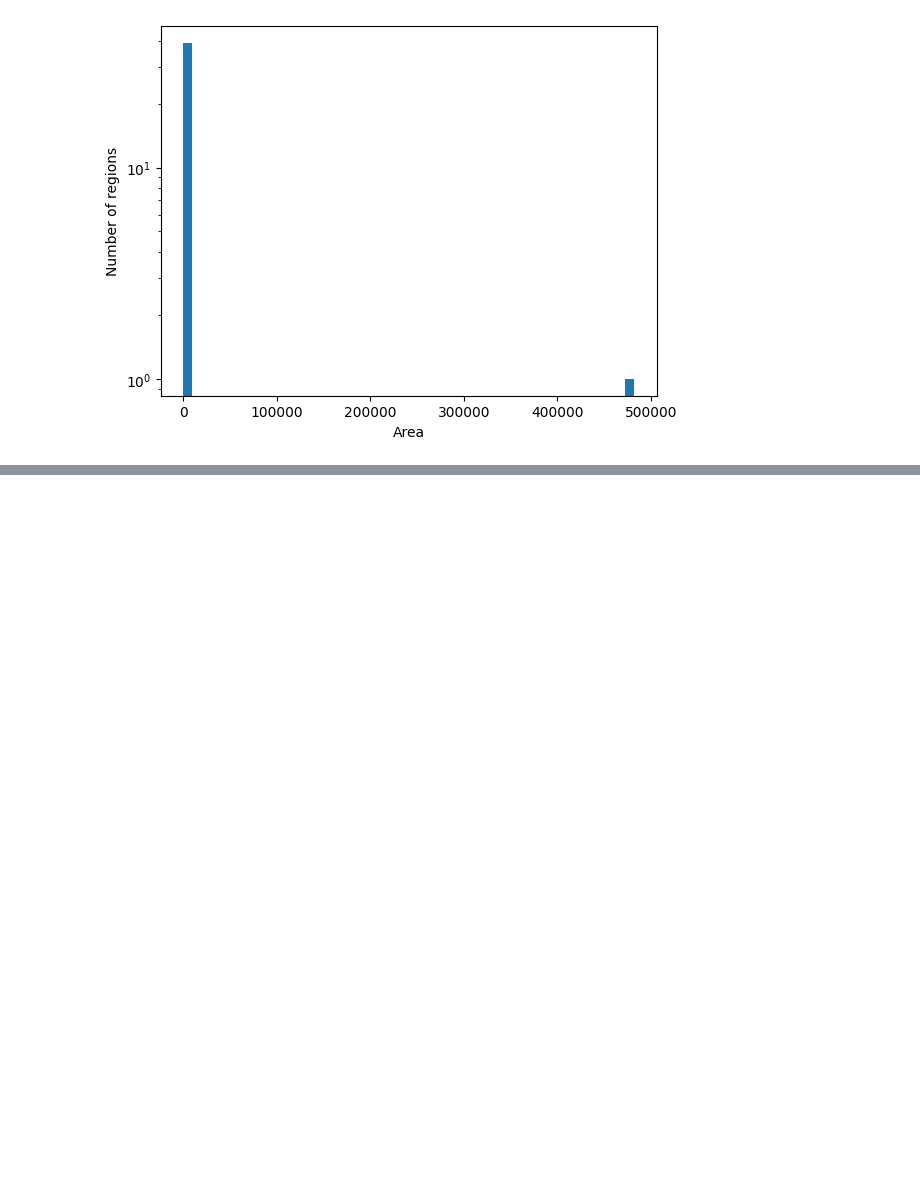
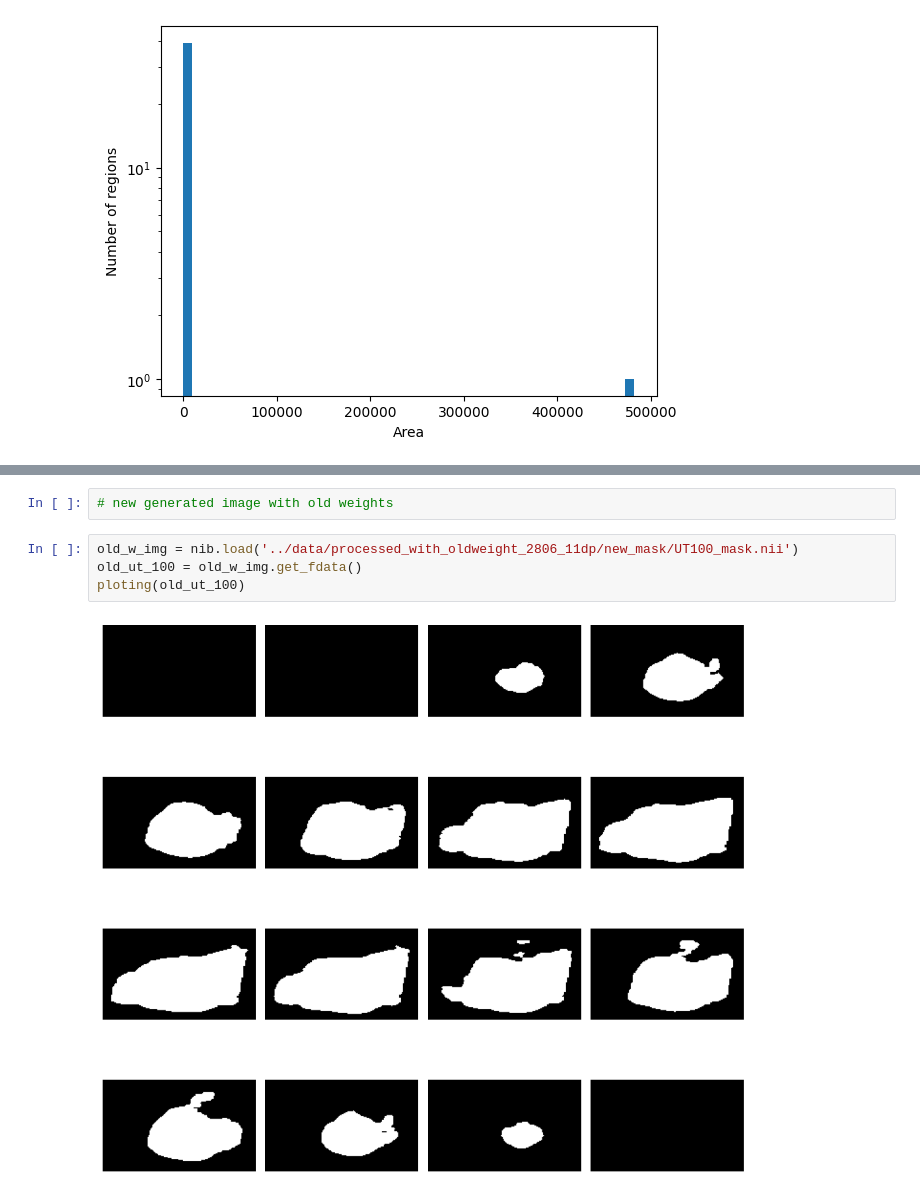
Before and after one commit to AnriiGegliuk/mice_MRI_analysis, a Jupyter notebook: notebooks/3d_vis.ipynb, the cells around one changed output, grey strips where cells are left out. Cells and saved outputs as stored; diff of their text form; blank space fills up the shorter version.

Commit message:
testing new files with old weights. results: performance much better

```diff
--- a/notebooks/3d_vis.ipynb
+++ b/notebooks/3d_vis.ipynb
@@ -369,0 +382,8 @@ plt.show()
+# %%
+# new generated image with old weights
+# %%
+old_w_img = nib.load('../data/processed_with_oldweight_2806_11dp/new_mask/UT100_mask.nii')
+old_ut_100 = old_w_img.get_fdata()
+ploting(old_ut_100)
+# %% [output]
+[figure, added]
```
Also changed, not shown: parts of 7 cells of this notebook.
